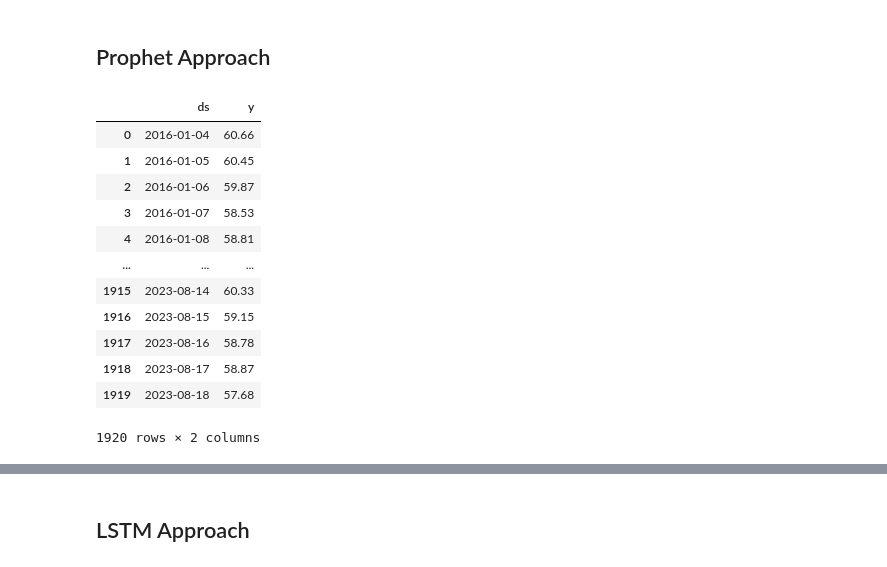
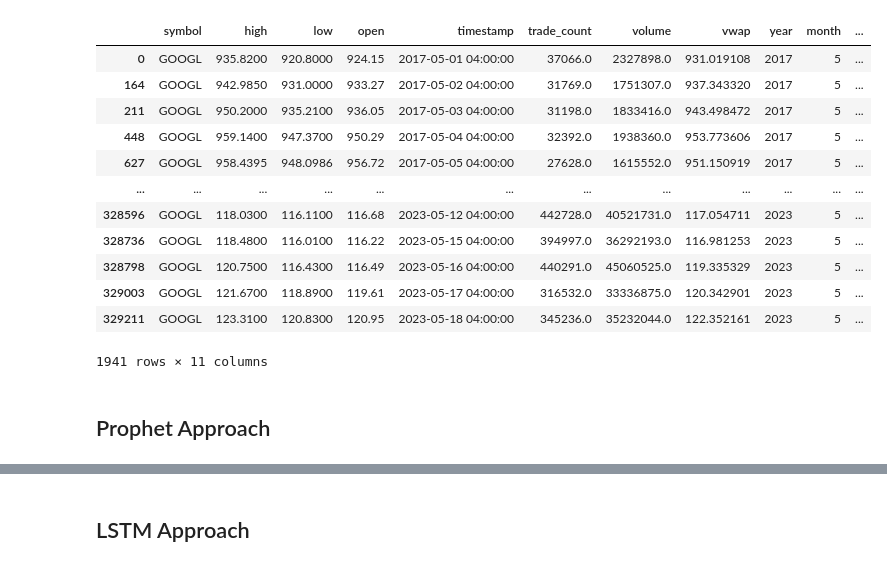
Before and after one commit to Nesto17/AlpaCash, a Jupyter notebook: notebooks/model_training.ipynb, the cells around one changed output, grey strips where cells are left out. Cells and saved outputs as stored; diff of their text form; code cells hidden in the pictures.

```diff
--- a/notebooks/model_training.ipynb
+++ b/notebooks/model_training.ipynb
@@ -42,5 +42,21 @@ athena_query = f'''
 '''
 
 dataset = wr.athena.read_sql_query(athena_query, database = glue_db, ctas_approach = True)
+# %%
+dataset[dataset['symbol'] == 'GOOGL']
+# %% [output]
+|  | symbol | high | low | open | timestamp | trade_count | volume | vwap | year | month | ... |
+| 0 | GOOGL | 935.8200 | 920.8000 | 924.15 | 2017-05-01 04:00:00 | 37066.0 | 2327898.0 | 931.019108 | 2017 | 5 | ... |
+| 164 | GOOGL | 942.9850 | 931.0000 | 933.27 | 2017-05-02 04:00:00 | 31769.0 | 1751307.0 | 937.343320 | 2017 | 5 | ... |
+| 211 | GOOGL | 950.2000 | 935.2100 | 936.05 | 2017-05-03 04:00:00 | 31198.0 | 1833416.0 | 943.498472 | 2017 | 5 | ... |
+| 448 | GOOGL | 959.1400 | 947.3700 | 950.29 | 2017-05-04 04:00:00 | 32392.0 | 1938360.0 | 953.773606 | 2017 | 5 | ... |
+| 627 | GOOGL | 958.4395 | 948.0986 | 956.72 | 2017-05-05 04:00:00 | 27628.0 | 1615552.0 | 951.150919 | 2017 | 5 | ... |
+| ... | ... | ... | ... | ... | ... | ... | ... | ... | ... | ... | ... |
+| 328596 | GOOGL | 118.0300 | 116.1100 | 116.68 | 2023-05-12 04:00:00 | 442728.0 | 40521731.0 | 117.054711 | 2023 | 5 | ... |
+| 328736 | GOOGL | 118.4800 | 116.0100 | 116.22 | 2023-05-15 04:00:00 | 394997.0 | 36292193.0 | 116.981253 | 2023 | 5 | ... |
+| 328798 | GOOGL | 120.7500 | 116.4300 | 116.49 | 2023-05-16 04:00:00 | 440291.0 | 45060525.0 | 119.335329 | 2023 | 5 | ... |
+| 329003 | GOOGL | 121.6700 | 118.8900 | 119.61 | 2023-05-17 04:00:00 | 316532.0 | 33336875.0 | 120.342901 | 2023 | 5 | ... |
+| 329211 | GOOGL | 123.3100 | 120.8300 | 120.95 | 2023-05-18 04:00:00 | 345236.0 | 35232044.0 | 122.352161 | 2023 | 5 | ... |
+1941 rows × 11 columns
 # %% [markdown]
 ## Prophet Approach
@@ -55,16 +81,0 @@ y['ds'] = y['ds'].dt.strftime('%Y-%m-%d')
-# %%
-x
-# %% [output]
-|  | ds | y |
-| 0 | 2016-01-04 | 60.66 |
-| 1 | 2016-01-05 | 60.45 |
-| 2 | 2016-01-06 | 59.87 |
-| 3 | 2016-01-07 | 58.53 |
-| 4 | 2016-01-08 | 58.81 |
-| ... | ... | ... |
-| 1915 | 2023-08-14 | 60.33 |
-| 1916 | 2023-08-15 | 59.15 |
-| 1917 | 2023-08-16 | 58.78 |
-| 1918 | 2023-08-17 | 58.87 |
-| 1919 | 2023-08-18 | 57.68 |
-1920 rows × 2 columns
```
Also changed, not shown: parts of 12 cells of this notebook, 8 other files.
